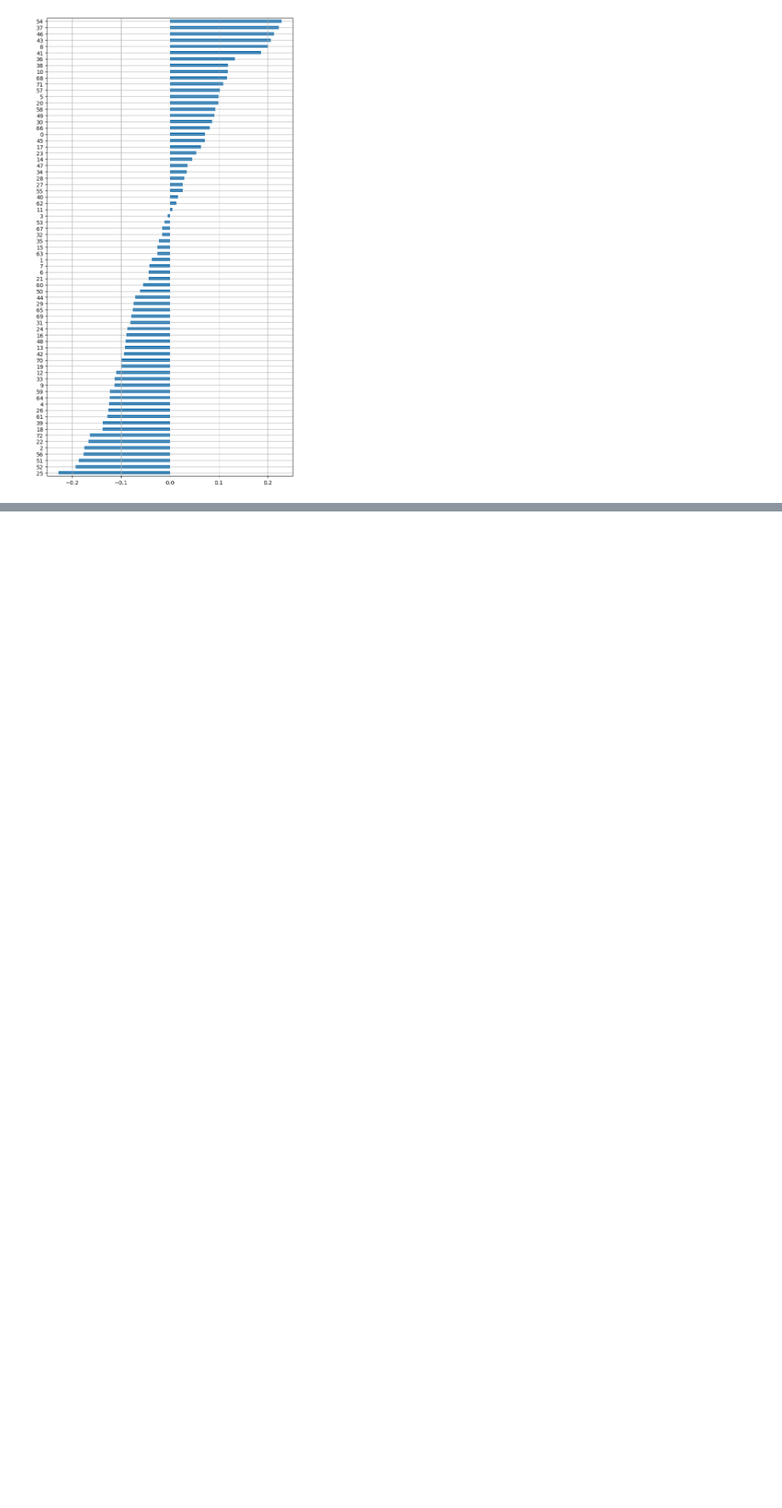
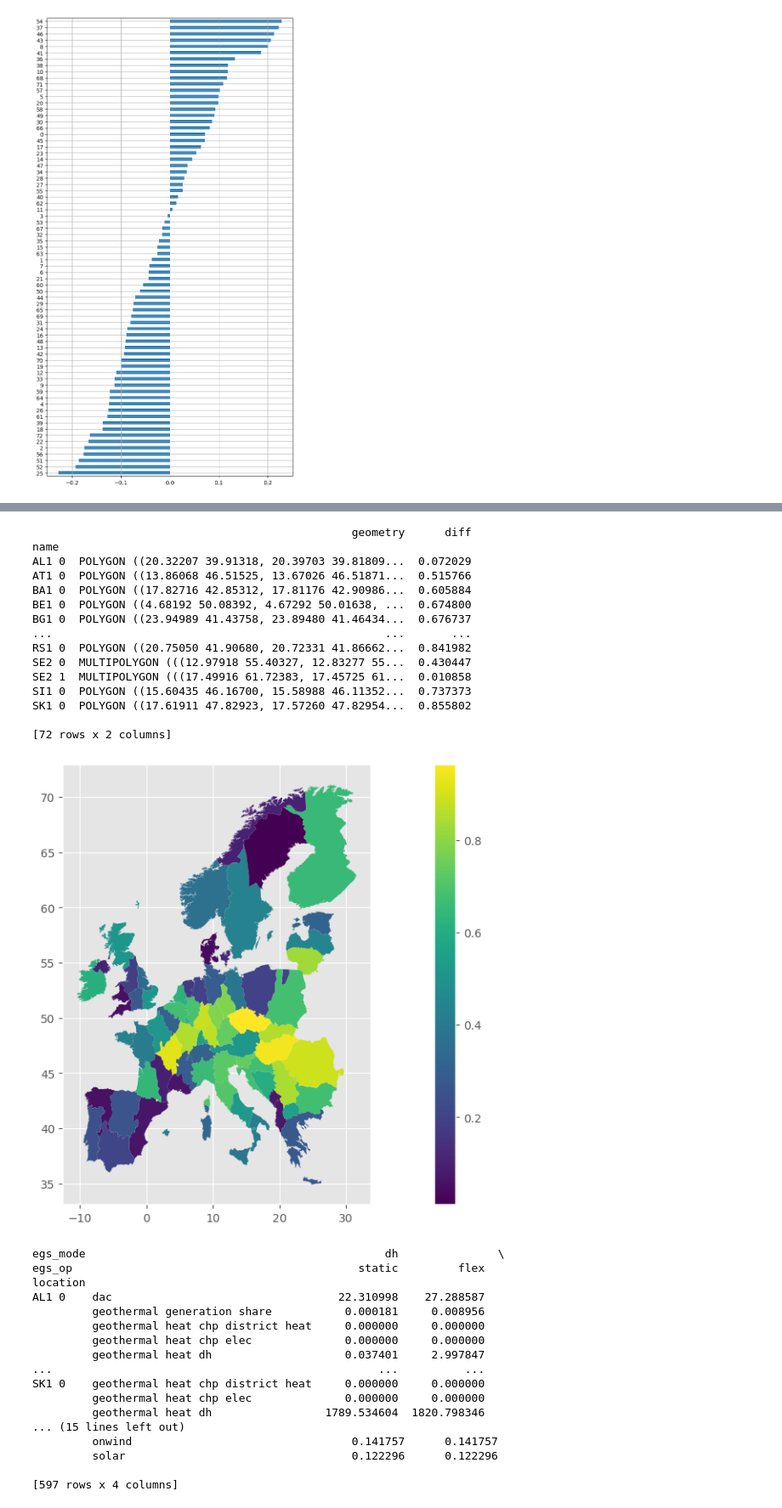
Before and after one commit to LukasFrankenQ/egs_market_integration, a Jupyter notebook: notebooks/machine_learning_plots.ipynb, the cells around one changed output, grey strips where cells are left out. Shown: that part at 85% size. Drawn from its saved outputs; the diff is of its cells as text; code cells hidden in the pictures; blank space fills up the shorter version.

```diff
--- a/notebooks/machine_learning_plots.ipynb
+++ b/notebooks/machine_learning_plots.ipynb
@@ -89,0 +250,53 @@ plt.show()
+# %%
+import geopandas as gpd
+shapes = gpd.read_file(Path.cwd().parent.parent.parent / "cluster_data" / "resources" / "regions_onshore_elec_s_72.geojson")
+shapes = shapes.set_index("name")
+shapes["diff"] = diff
+mode = "chp"
+# quant = "geothermal heat chp district heat"
+
+quant = 'geothermal generation share'
+diff = df.loc[idx[:, quant], idx[mode, "flex"]]#  - df.loc[idx[:, quant], idx[mode, "static"]]
+diff.index = diff.index.get_level_values(0)
+
+fig, ax = plt.subplots(1, 1, figsize=(20, 7))
+
+print(shapes)
+shapes.plot(column="diff", ax=ax, legend=True)
+plt.show()
+
+print(df)
+# %% [output]
+                                                geometry      diff
+name
+AL1 0  POLYGON ((20.32207 39.91318, 20.39703 39.81809...  0.072029
+AT1 0  POLYGON ((13.86068 46.51525, 13.67026 46.51871...  0.515766
+BA1 0  POLYGON ((17.82716 42.85312, 17.81176 42.90986...  0.605884
+BE1 0  POLYGON ((4.68192 50.08392, 4.67292 50.01638, ...  0.674800
+BG1 0  POLYGON ((23.94989 41.43758, 23.89480 41.46434...  0.676737
+...                                                  ...       ...
+RS1 0  POLYGON ((20.75050 41.90680, 20.72331 41.86662...  0.841982
+SE2 0  MULTIPOLYGON (((12.97918 55.40327, 12.83277 55...  0.430447
+SE2 1  MULTIPOLYGON (((17.49916 61.72383, 17.45725 61...  0.010858
+SI1 0  POLYGON ((15.60435 46.16700, 15.58988 46.11352...  0.737373
+SK1 0  POLYGON ((17.61911 47.82923, 17.57260 47.82954...  0.855802
+
+[72 rows x 2 columns]
+[figure, added]
+egs_mode                                             dh               \
+egs_op                                           static         flex
+location
+AL1 0    dac                                  22.310998    27.288587
+         geothermal generation share           0.000181     0.008956
+         geothermal heat chp district heat     0.000000     0.000000
+         geothermal heat chp elec              0.000000     0.000000
+         geothermal heat dh                    0.037401     2.997847
+...                                                 ...          ...
+SK1 0    geothermal heat chp district heat     0.000000     0.000000
+         geothermal heat chp elec              0.000000     0.000000
+         geothermal heat dh                 1789.534604  1820.798346
+... (15 lines left out)
+         onwind                                 0.141757      0.141757
+         solar                                  0.122296      0.122296
+
+[597 rows x 4 columns]
```
Also changed, not shown: parts of 9 cells of this notebook.
